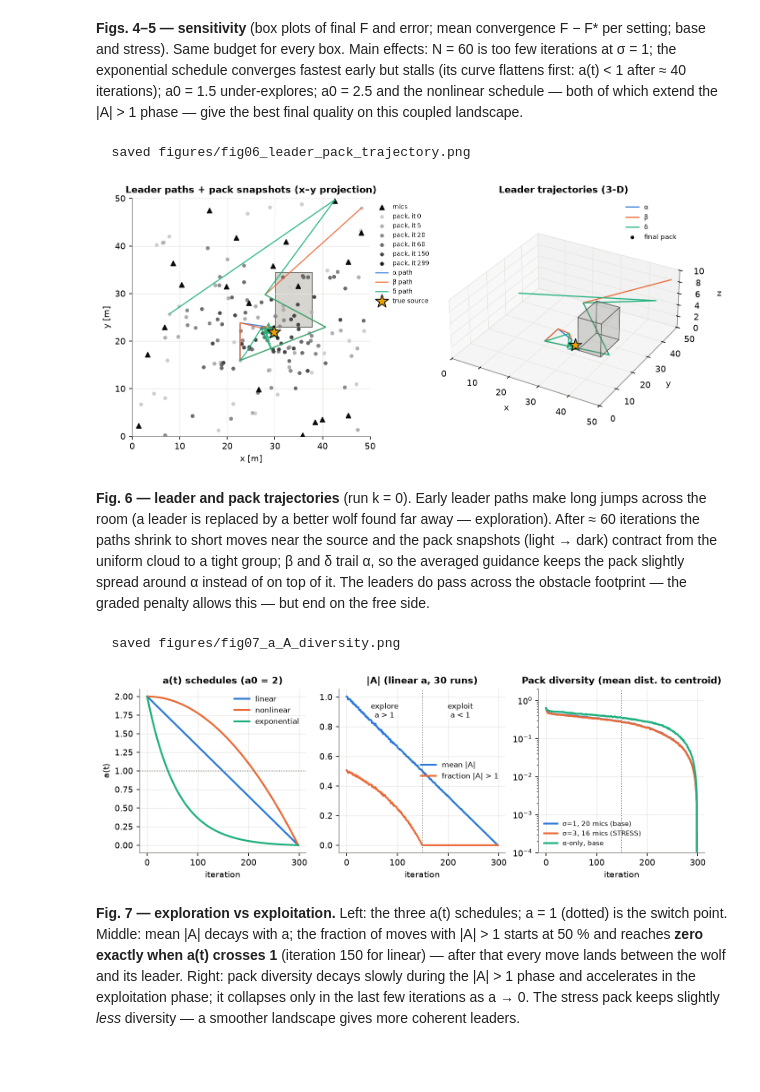
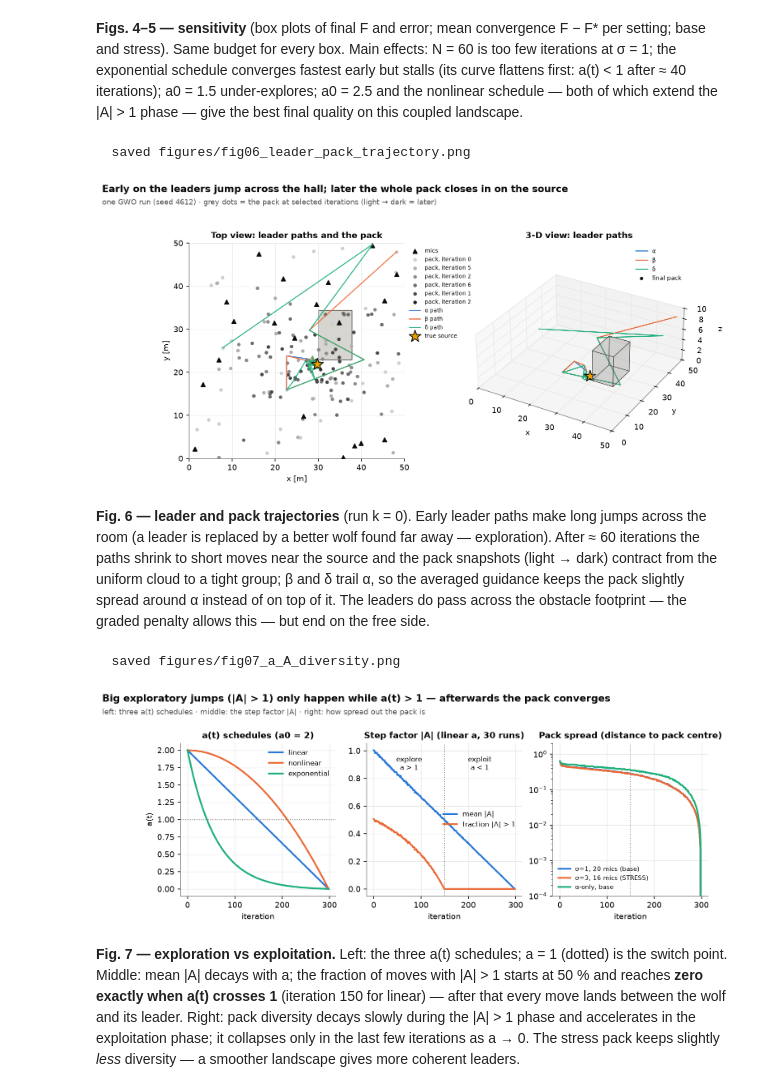
Before and after one commit to dohaismail01/Acoustic-source-localization-with-Grey-Wolf-Optimizer, a Jupyter notebook: gwo_acoustic.ipynb, the cells around one changed output. Saved outputs shown, nothing was run; the diff lists cells and outputs as text; code cells hidden in the pictures; blank space fills up the shorter version.

```diff
--- a/gwo_acoustic.ipynb
+++ b/gwo_acoustic.ipynb
@@ -228,7 +294,7 @@ class Problem:
     """One scenario = instance + noise level + active microphone subset."""
 
     def __init__(self, inst, sigma=1.0, drop=False, lam_obs=LAM_OBS, lam_alpha=LAM_ALPHA,
-                 name=None, z=None):
+                 name=None, z=None, extra=None, loss="mse", huber_delta=None):
         self.inst = inst
         self.sigma = sigma
         keep = np.setdiff1d(np.arange(len(inst["mics"])), inst["removed"]) if drop \
@@ -237,13 +303,23 @@ class Problem:
         self.mics = inst["mics"][keep]
         z = inst["z"] if z is None else z            # z: optional alternative noise draw
         self.L_meas = predict_levels(inst["x_true"], self.mics)[0] + sigma * z[keep]
+        if extra is not None:                          # e.g. impulsive shot-noise spikes (dB)
+            self.L_meas = self.L_meas + extra[keep]
+        self.loss = loss                               # "mse" (default) or robust "huber"
+        self.huber_delta = 2.0 * sigma if huber_delta is None else huber_delta
         self.lam_obs, self.lam_alpha = lam_obs, lam_alpha
         self.lo, self.hi = inst["box_lo"], inst["box_hi"]
         self.name = name or f"σ={sigma:g}, M={len(keep)}"
 
     def f(self, X):
-        """Data misfit: mean squared residual in dB^2."""
-        return np.mean((self.L_meas[None, :] - predict_levels(X, self.mics)) ** 2, axis=1)
+        """Data misfit in dB^2: mean squared residual (default) or a Huber variant that is
+        identical for |residual| <= delta and grows only linearly beyond (robust to outliers)."""
+        R = self.L_meas[None, :] - predict_levels(X, self.mics)
+        if self.loss == "huber":
+            d = self.huber_delta
+            aR = np.abs(R)
+            return np.mean(np.where(aR <= d, R ** 2, 2 * d * aR - d ** 2), axis=1)
+        return np.mean(R ** 2, axis=1)
 
     def penalty(self, X):
         X = np.atleast_2d(X)
@@ -1036,8 +1113,9 @@ for ax, key in zip(axs, ("base", "stress")):
     ax.axhline(0.1 * SCEN[key].sigma ** 2, color=C_MUTED, ls="--", lw=1,
                label="target: F* + 0.1σ²")
     ax.set(xscale="log", yscale="log", xlabel="objective evaluations",
-           ylabel="best-so-far F − F*  [dB²]", title=SCEN[key].name)
+           ylabel="best misfit so far, above the optimum [dB²]", title=SCEN[key].name)
 axs[0].legend(fontsize=8)
+headline(fig, *TAKE["fig02"]())
 savefig(fig, "fig02_convergence.png")
 # %% [output]
   saved figures/fig02_convergence.png
@@ -1140,13 +1218,13 @@ ax.scatter(*BASE.mics[:, :2].T, marker="^", c=C_INK, s=25, label="mics", zorder=
 snaps = [0, 5, 20, 60, 150, len(P) - 1]
 greys = plt.cm.Greys(np.linspace(0.3, 0.9, len(snaps)))
 for t, g in zip(snaps, greys):
-    ax.scatter(*P[t][:, :2].T, s=10, color=g, zorder=2, label=f"pack, it {t}")
+    ax.scatter(*P[t][:, :2].T, s=10, color=g, zorder=2, label=f"pack, iteration {t}")
 for i, (nm, c) in enumerate((("α", C_GWO), ("β", C_RS), ("δ", C_ALPHA))):
     ax.plot(L[:, i, 0], L[:, i, 1], color=c, lw=1.2, alpha=0.9, label=f"{nm} path", zorder=4)
 ax.scatter(*INST["s_true"][:2], marker="*", s=220, c="#eda100", edgecolor=C_INK, zorder=5,
            label="true source")
 ax.set(xlim=(0, 50), ylim=(0, 50), xlabel="x [m]", ylabel="y [m]", aspect="equal",
-       title="Leader paths + pack snapshots (x–y projection)")
+       title="Top view: leader paths and the pack")
 ax.legend(fontsize=6.5, loc="upper left", bbox_to_anchor=(1.0, 1.0))
 ax = fig.add_subplot(1, 2, 2, projection="3d")
 draw_box3d(ax, INST["box_lo"], INST["box_hi"])
@@ -1155,13 +1233,14 @@ for i, (nm, c) in enumerate((("α", C_GWO), ("β", C_RS), ("δ", C_ALPHA))):
 ax.scatter(*P[-1][:, :3].T, s=8, c=C_INK, depthshade=False, label="final pack")
 ax.scatter(*INST["s_true"], marker="*", s=200, c="#eda100", edgecolor=C_INK, depthshade=False)
 ax.set(xlim=(0, 50), ylim=(0, 50), zlim=(0, 10), xlabel="x", ylabel="y", zlabel="z",
-       title="Leader trajectories (3-D)")
+       title="3-D view: leader paths")
 ax.set_box_aspect((5, 5, 2))
 ax.legend(fontsize=7)
+headline(fig, *TAKE["fig06"]())
 savefig(fig, "fig06_leader_pack_trajectory.png")
 # %% [output]
   saved figures/fig06_leader_pack_trajectory.png
-[figure, old version]
+[figure, new version]
 # %% [markdown]
 **Fig. 6 — leader and pack trajectories** (run k = 0). Early leader paths make long jumps across
 the room (a leader is replaced by a better wolf found far away — exploration). After ≈ 60
@@ -1175,36 +1254,37 @@ obstacle footprint — the graded penalty allows this — but end on the free si
 fig, axs = plt.subplots(1, 3, figsize=(11, 3.2))
 it = np.arange(len(rep["hist"]["a"]))
 ax = axs[0]
 for s, c in zip(("linear", "nonlinear", "exponential"), (C_GWO, C_RS, C_ALPHA)):
     ax.plot(it, [a_schedule(t, len(it), 2.0, s) for t in it], color=c, label=s)
 ax.axhline(1, color=C_MUTED, ls=":", lw=1)
 ax.set(xlabel="iteration", ylabel="a(t)", title="a(t) schedules (a0 = 2)")
 ax.legend(fontsize=8)
 ax = axs[1]
 H = [r["hist"] for r in STRESS["base"]["gwo"]]
 ax.plot(it, np.mean([h["Aabs"] for h in H], 0), color=C_GWO, label="mean |A|")
 ax.plot(it, np.mean([h["Afrac"] for h in H], 0), color=C_RS, label="fraction |A| > 1")
 ax.axvline(len(it) / 2, color=C_MUTED, ls=":", lw=1)
 ax.text(len(it) * 0.25, 0.92, "explore\na > 1", ha="center", va="top", fontsize=8,
         transform=ax.get_xaxis_transform())
 ax.text(len(it) * 0.75, 0.92, "exploit\na < 1", ha="center", va="top", fontsize=8,
         transform=ax.get_xaxis_transform())
-ax.set(xlabel="iteration", title="|A| (linear a, 30 runs)")
+ax.set(xlabel="iteration", title="Step factor |A| (linear a, 30 runs)")
 ax.legend(fontsize=8, loc="center right")
 ax = axs[2]
 for key, c in (("base", C_GWO), ("stress", C_RS)):
     D = np.array([r["hist"]["div"] for r in STRESS[key]["gwo"]])
     ax.plot(np.arange(D.shape[1]), D.mean(0), color=c, label=SCEN[key].name)
 D = np.array([r["hist"]["div"] for r in ABL["base"]["alpha"]])
 ax.plot(np.arange(D.shape[1]), D.mean(0), color=C_ALPHA, label="α-only, base")
 ax.axvline(len(it) / 2, color=C_MUTED, ls=":", lw=1)
 ax.set(yscale="log", ylim=(1e-4, 2), xlabel="iteration",
-       title="Pack diversity (mean dist. to centroid)")
+       title="Pack spread (distance to pack centre)")
 ax.legend(fontsize=7)
+headline(fig, *TAKE["fig07"]())
 savefig(fig, "fig07_a_A_diversity.png")
 # %% [output]
   saved figures/fig07_a_A_diversity.png
-[figure, old version]
+[figure, new version]
 # %% [markdown]
 **Fig. 7 — exploration vs exploitation.** Left: the three a(t) schedules; a = 1 (dotted) is the
 switch point. Middle: mean |A| decays with a; the fraction of moves with |A| > 1 starts at 50 % and
```
Also changed, not shown: parts of 30 cells of this notebook, 31 other files.
